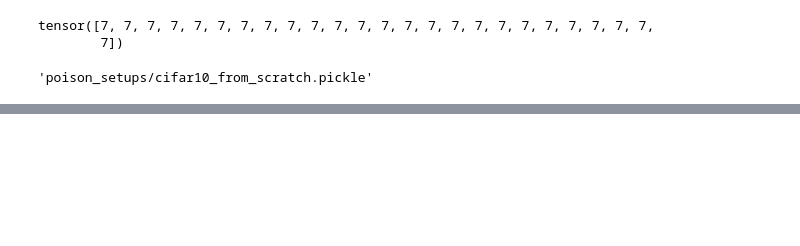
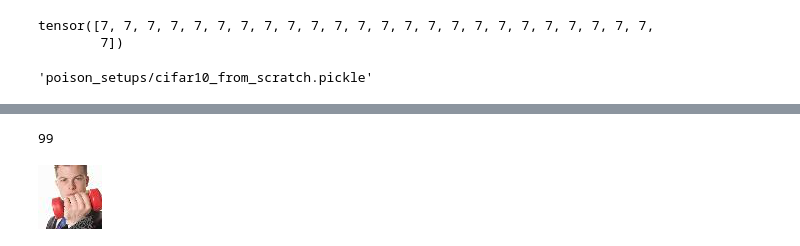
Before and after one commit to alany1/benchmark_testbed, a Jupyter notebook: explore.ipynb, the cells around one changed output, grey strips where cells are left out. Drawn from its saved outputs; the diff is of its cells as text; code cells hidden in the pictures; blank space fills up the shorter version.

```diff
--- a/explore.ipynb
+++ b/explore.ipynb
@@ -213,0 +237,20 @@ poison_setups
+# %%
+max([setup_dicts[i]['base class'] for i in range(len(setup_dicts))])
+# %% [output]
+99
+# %%
+from tinyimagenet_module import TinyImageNet
+TINYIMAGENET_ROOT = "/Users/alanyu/Desktop/poisoning-benchmark/datasets/tiny-imagenet-200"
+cleanset = TinyImageNet(
+            TINYIMAGENET_ROOT,
+            split="train",
+            #transform=transform_train,
+            classes="lasthalf"
+        )
+# %%
+cleanset[0][0]
+# Tinyimagenet split into two halves, the class labels are adjusted to start at 0
+# I guess the FC layer for transfer learning has 100 output units, not 200. The first 100 classes don't matter
+# For the from scratch training, use the whole dataset.
+# %% [output]
+[figure, added]
```
Also changed, not shown: parts of 4 cells of this notebook, 1 other file.
